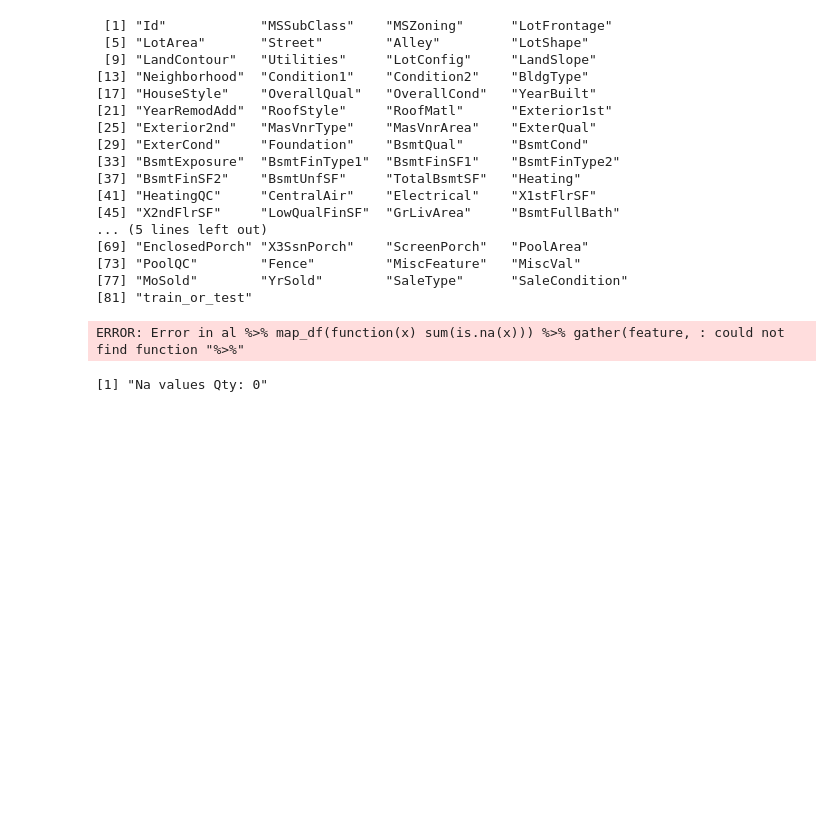
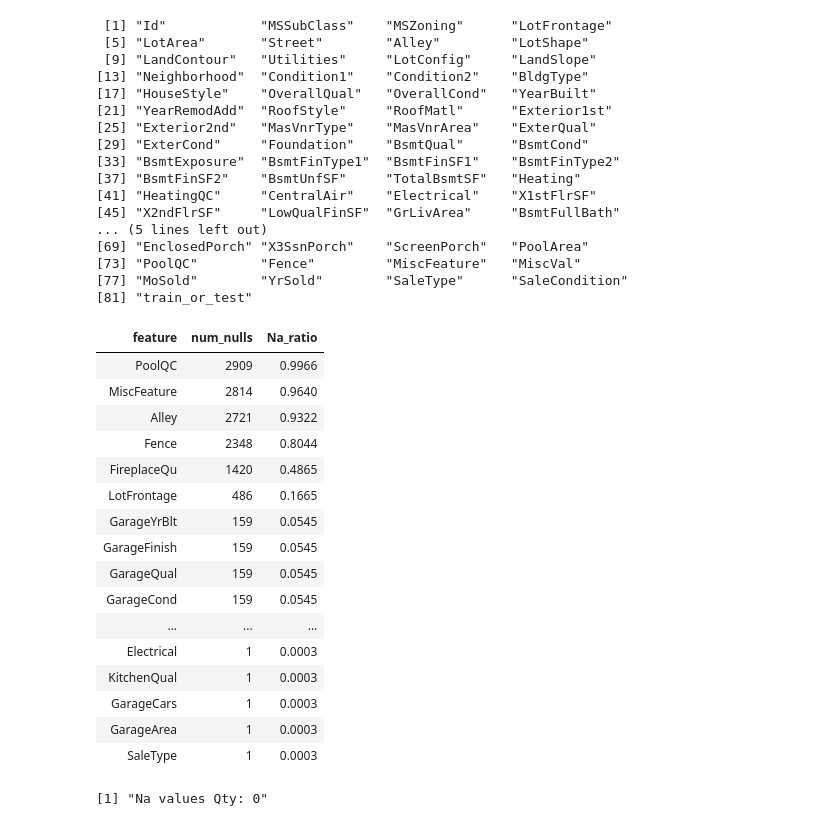
Before and after one commit to amirsaleem1990/Statistics, a Jupyter notebook: House-Prices-Advanced-Regression-Techniques-kaggle-compitation/Untitled1.ipynb, the cells around one changed output. Saved outputs shown, nothing was run; the diff lists cells and outputs as text; code cells hidden in the pictures; blank space fills up the shorter version.

```diff
--- a/House-Prices-Advanced-Regression-Techniques-kaggle-compitation/Untitled1.ipynb
+++ b/House-Prices-Advanced-Regression-Techniques-kaggle-compitation/Untitled1.ipynb
@@ -52,12 +54,29 @@ desc <- function (variable){
 # %%
 # data.frame(colSums(is.na(al)))
 NAs <- al %>%
     map_df(function(x) sum(is.na(x))) %>%
     gather(feature, num_nulls)  %>%
     mutate(Na_ratio = round(num_nulls / nrow(al), 4))
-NAs <- NAs[order(NAs$num_nulls, decreasing = T), ]
+NAs <- NAs[NAs$num_nulls != 0,]
+(NAs <- NAs[order(NAs$num_nulls, decreasing = T), ])
 # %% [output]
-ERROR: Error in al %>% map_df(function(x) sum(is.na(x))) %>% gather(feature, : could not find function "%>%"
+| feature | num_nulls | Na_ratio |
+| PoolQC | 2909 | 0.9966 |
+| MiscFeature | 2814 | 0.9640 |
+| Alley | 2721 | 0.9322 |
+| Fence | 2348 | 0.8044 |
+| FireplaceQu | 1420 | 0.4865 |
+| LotFrontage | 486 | 0.1665 |
+| GarageYrBlt | 159 | 0.0545 |
+| GarageFinish | 159 | 0.0545 |
+| GarageQual | 159 | 0.0545 |
+| GarageCond | 159 | 0.0545 |
+| ... | ... | ... |
+| Electrical | 1 | 0.0003 |
+| KitchenQual | 1 | 0.0003 |
+| GarageCars | 1 | 0.0003 |
+| GarageArea | 1 | 0.0003 |
+| SaleType | 1 | 0.0003 |
 # %%
 desc('MSSubClass')
 # %% [output]
```
Also changed, not shown: parts of 1 cell of this notebook.
